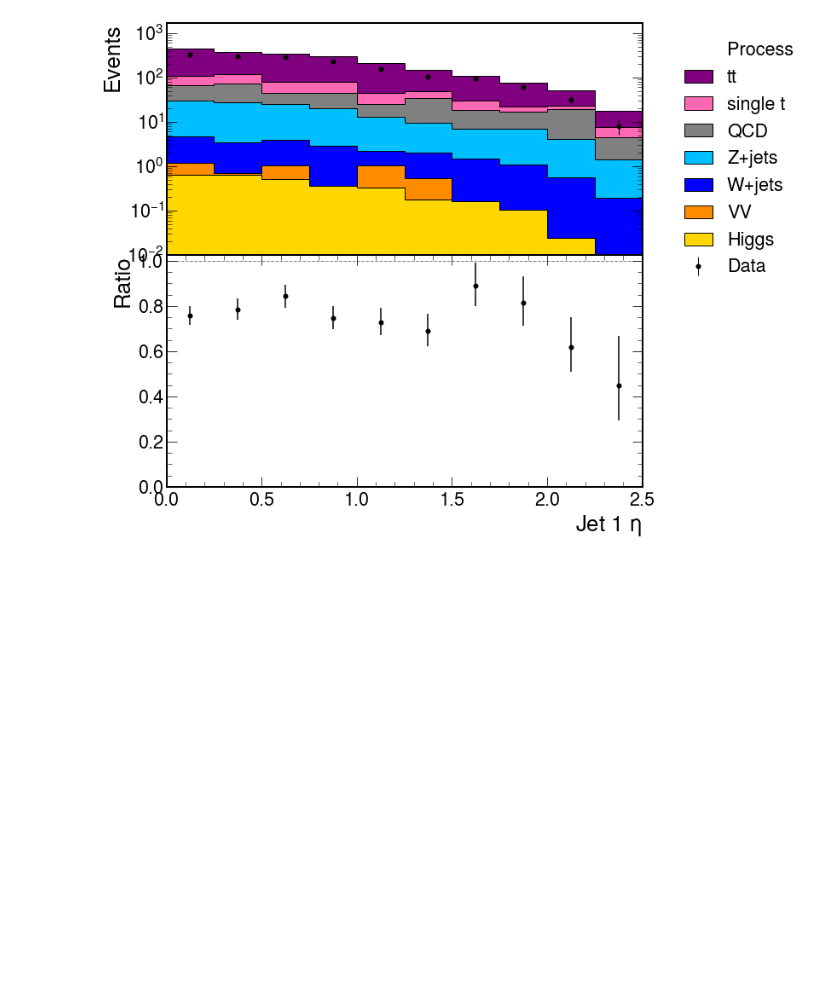
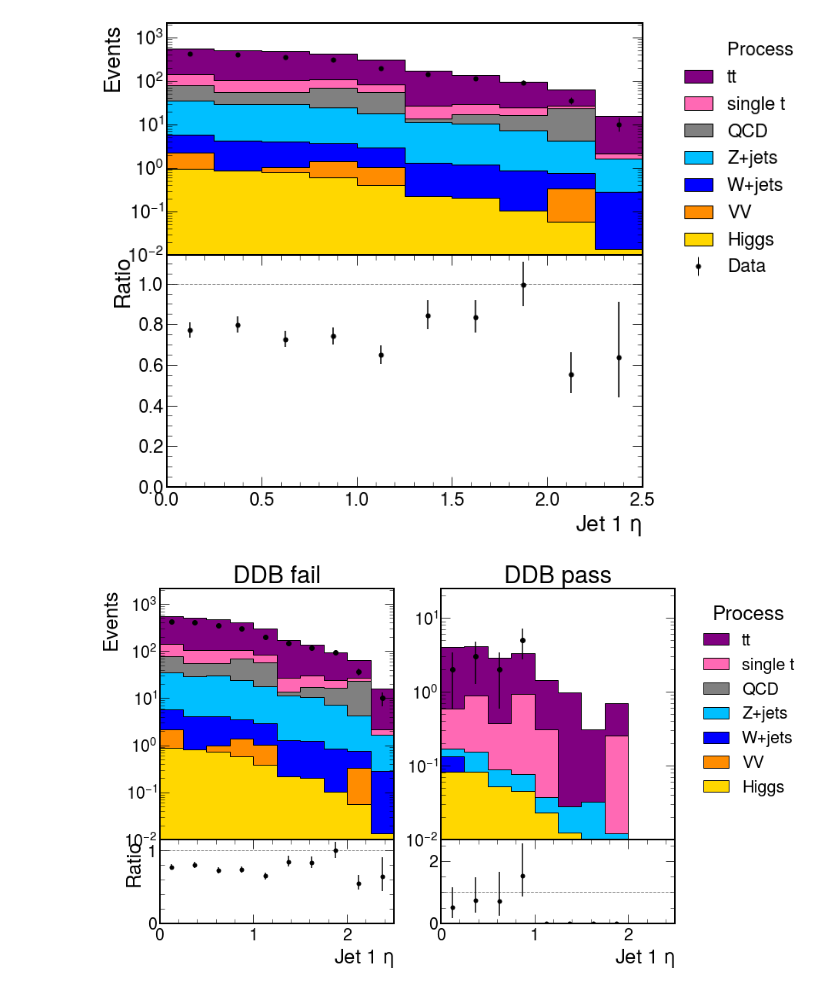
Before and after one commit to jennetd/hbb-cut-based, a Jupyter notebook: vbf-category/ggf-vbf-ddb2-plots/plots-muon.ipynb, the cells around one changed output. Saved outputs shown, nothing was run; the diff lists cells and outputs as text; code cells hidden in the pictures; blank space fills up the shorter version.

```diff
--- a/vbf-category/ggf-vbf-ddb2-plots/plots-muon.ipynb
+++ b/vbf-category/ggf-vbf-ddb2-plots/plots-muon.ipynb
@@ -24,7 +24,7 @@ with open('xsec.json') as f:
 with open('pmap.json') as f:
   pmap = json.load(f)
 # %%
-year = '2017'
+year = '2016'
 nfiles = len(subprocess.getoutput("ls infiles-split/"+year+"*.json").split())
 outsum = processor.dict_accumulator()
 # %%
@@ -44,7 +46,9 @@ plot_datamc_muoncr(fatjetkin.sum('eta1','pt1'), year+'/datamc_mucr_ddb1', 'Jet 1
 # %%
 plot_datamc_muoncr(fatjetkin.sum('pt1','ddb1'), year+'/datamc_mucr_eta1', 'Jet 1 $\eta$',xlim=2.5)
+plot_datamc_muoncr_pf(fatjetkin.sum('pt1'), year+'/datamc_mucr_eta1', 'Jet 1 $\eta$',xlim=2.5)
 # %% [output]
-[figure, old version]
+[figure, new version]
+[figure, added]
 # %%
 plot_datamc_muoncr(smalljetkin.sum('deta','mjj','ddb1'), year+'/datamc_mucr_dphi', '$\Delta \phi (j,j)$',xlim=3.14)
 # %% [output]
```
Also changed, not shown: parts of 8 cells of this notebook, 52 other files.
